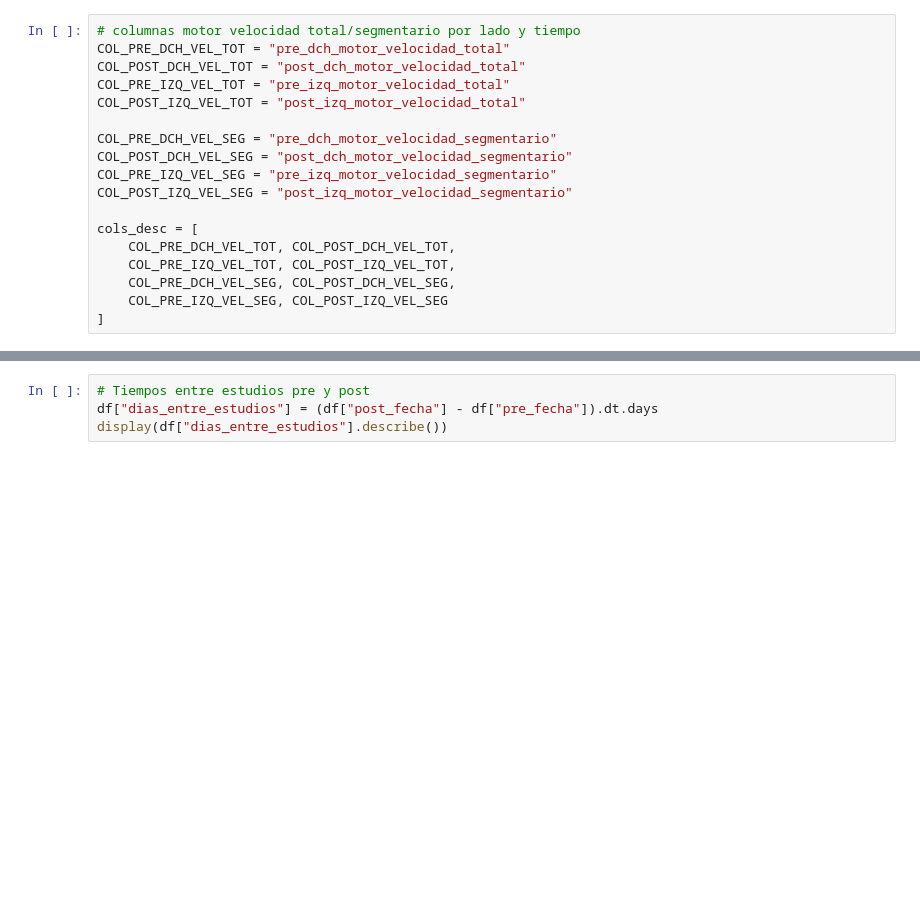
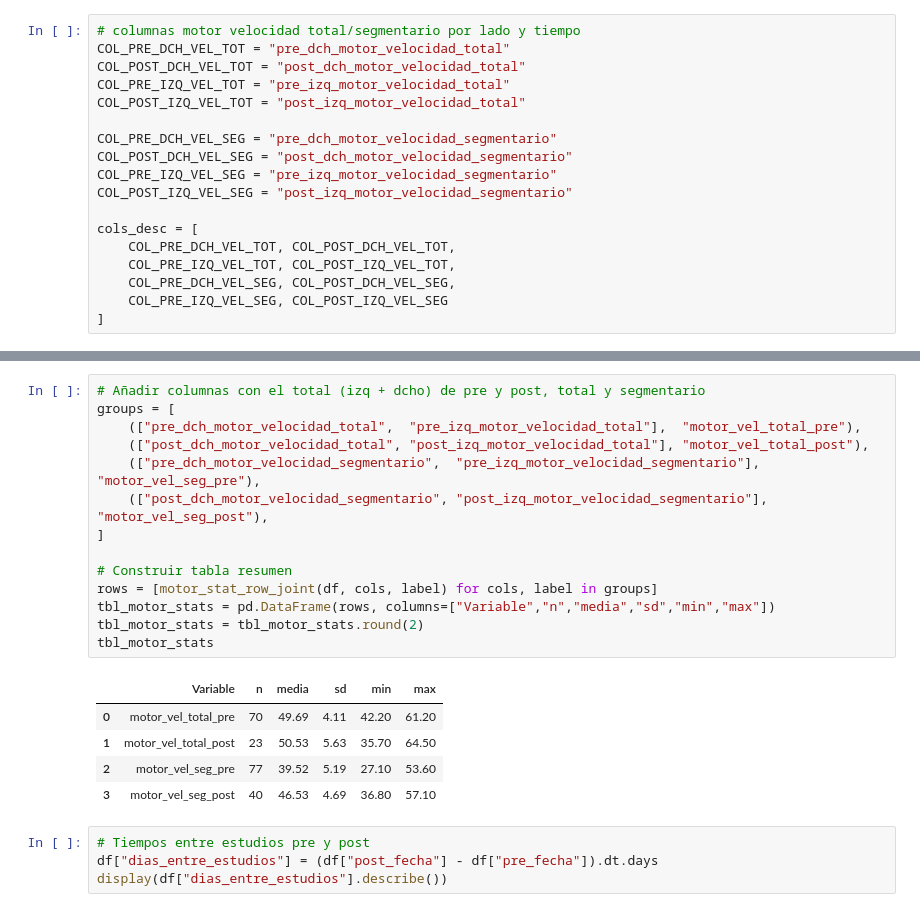
Before and after one commit to rociobenitez/tts-neurophysiology-analysis, a Jupyter notebook: notebooks/01_qa_validacion.ipynb, the cells around one changed output, grey strips where cells are left out. Cells and saved outputs as stored; diff of their text form; blank space fills up the shorter version.

```diff
--- a/notebooks/01_qa_validacion.ipynb
+++ b/notebooks/01_qa_validacion.ipynb
@@ -146,4 +177,24 @@ desc_motor_vel
 desc_motor_vel.to_csv(RESULTS_TABLES / "analisis_descriptivo_motor_velocidad.csv", index=False)
+# %%
+# Añadir columnas con el total (izq + dcho) de pre y post, total y segmentario
+groups = [
+    (["pre_dch_motor_velocidad_total",  "pre_izq_motor_velocidad_total"],  "motor_vel_total_pre"),
+    (["post_dch_motor_velocidad_total", "post_izq_motor_velocidad_total"], "motor_vel_total_post"),
+    (["pre_dch_motor_velocidad_segmentario",  "pre_izq_motor_velocidad_segmentario"],  "motor_vel_seg_pre"),
+    (["post_dch_motor_velocidad_segmentario", "post_izq_motor_velocidad_segmentario"], "motor_vel_seg_post"),
+]
+
+# Construir tabla resumen
+rows = [motor_stat_row_joint(df, cols, label) for cols, label in groups]
+tbl_motor_stats = pd.DataFrame(rows, columns=["Variable","n","media","sd","min","max"])
+tbl_motor_stats = tbl_motor_stats.round(2)
+tbl_motor_stats
+# %% [output]
+|  | Variable | n | media | sd | min | max |
+| 0 | motor_vel_total_pre | 70 | 49.69 | 4.11 | 42.20 | 61.20 |
+| 1 | motor_vel_total_post | 23 | 50.53 | 5.63 | 35.70 | 64.50 |
+| 2 | motor_vel_seg_pre | 77 | 39.52 | 5.19 | 27.10 | 53.60 |
+| 3 | motor_vel_seg_post | 40 | 46.53 | 4.69 | 36.80 | 57.10 |
 # %%
 # Tiempos entre estudios pre y post
 df["dias_entre_estudios"] = (df["post_fecha"] - df["pre_fecha"]).dt.days
```
Also changed, not shown: parts of 26 cells of this notebook, 7 other files.
